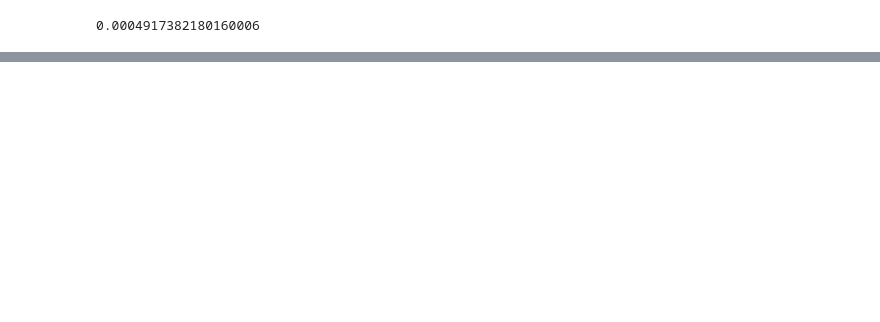
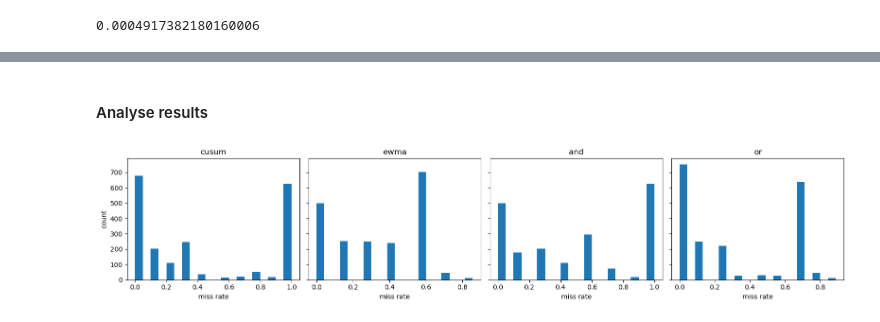
Before and after one commit to jdhilee/fairness_smoke_alarm, a Jupyter notebook: src/monte_carlo_simulations.ipynb, the cells around one changed output, grey strips where cells are left out. Drawn from its saved outputs; the diff is of its cells as text; code cells hidden in the pictures; blank space fills up the shorter version.

```diff
--- a/src/monte_carlo_simulations.ipynb
+++ b/src/monte_carlo_simulations.ipynb
@@ -49,0 +44,8 @@ sigma_hat(w, Sigma)
+# %%
+df_fairness = pd.read_csv("../data/processed/fairness_numbers.csv", index_col=0)
+
+referee_cusum_alarm, detectors_cusum = referee_cusum(df_fairness, boot_df)
+referee_ewma_alarm,  detectors_ewma  = referee_ewma(df_fairness, boot_df)
+
+referee_and = and_or_gate_referee(detectors_cusum, detectors_ewma, gate="and")
+referee_or  = and_or_gate_referee(detectors_cusum, detectors_ewma, gate="or")
@@ -76,0 +101,6 @@ def evaluate_weighting(alpha, beta, gamma, df_fairness, Sigma,
+# %%
+rng = np.random.default_rng(0)
+weights = rng.dirichlet([1, 1, 1], size=2000) # 2000 draws
+weights.shape # (2000, 3)
+
+weights.sum(axis=1).min(), weights.sum(axis=1).max() # At 1, as expected
@@ -76,0 +109,19 @@ def evaluate_weighting(alpha, beta, gamma, df_fairness, Sigma,
+# %%
+results = []
+for alpha, beta, gamma in weights:
+    results.extend(evaluate_weighting(
+        alpha, beta, gamma,
+        df_fairness, Sigma,
+        referee_cusum_alarm, referee_ewma_alarm,
+        referee_and, referee_or,
+    ))
+
+df_mc = pd.DataFrame(results)
+
+summary = df.groupby("variant")["miss_rate"].agg(
+    mean="mean",
+    sd="std",
+    n="count",
+)
+summary["se"] = summary["sd"] / np.sqrt(summary["n"])
+summary.round(4)
@@ -76,0 +135,16 @@ def evaluate_weighting(alpha, beta, gamma, df_fairness, Sigma,
+# %% [markdown]
+#### Analyse results
+# %%
+fig, axes = plt.subplots(1, 4, figsize=(16, 3.5), sharey=True)
+
+for ax, variant in zip(axes, ["cusum", "ewma", "and", "or"]):
+    sub = df_mc[df_mc["variant"] == variant]["miss_rate"]
+    ax.hist(sub, bins=20)
+    ax.set_title(variant)
+    ax.set_xlabel("miss rate")
+
+axes[0].set_ylabel("count")
+plt.tight_layout()
+plt.show()
+# %% [output]
+[figure, added]
```
Also changed, not shown: parts of 16 cells of this notebook.
